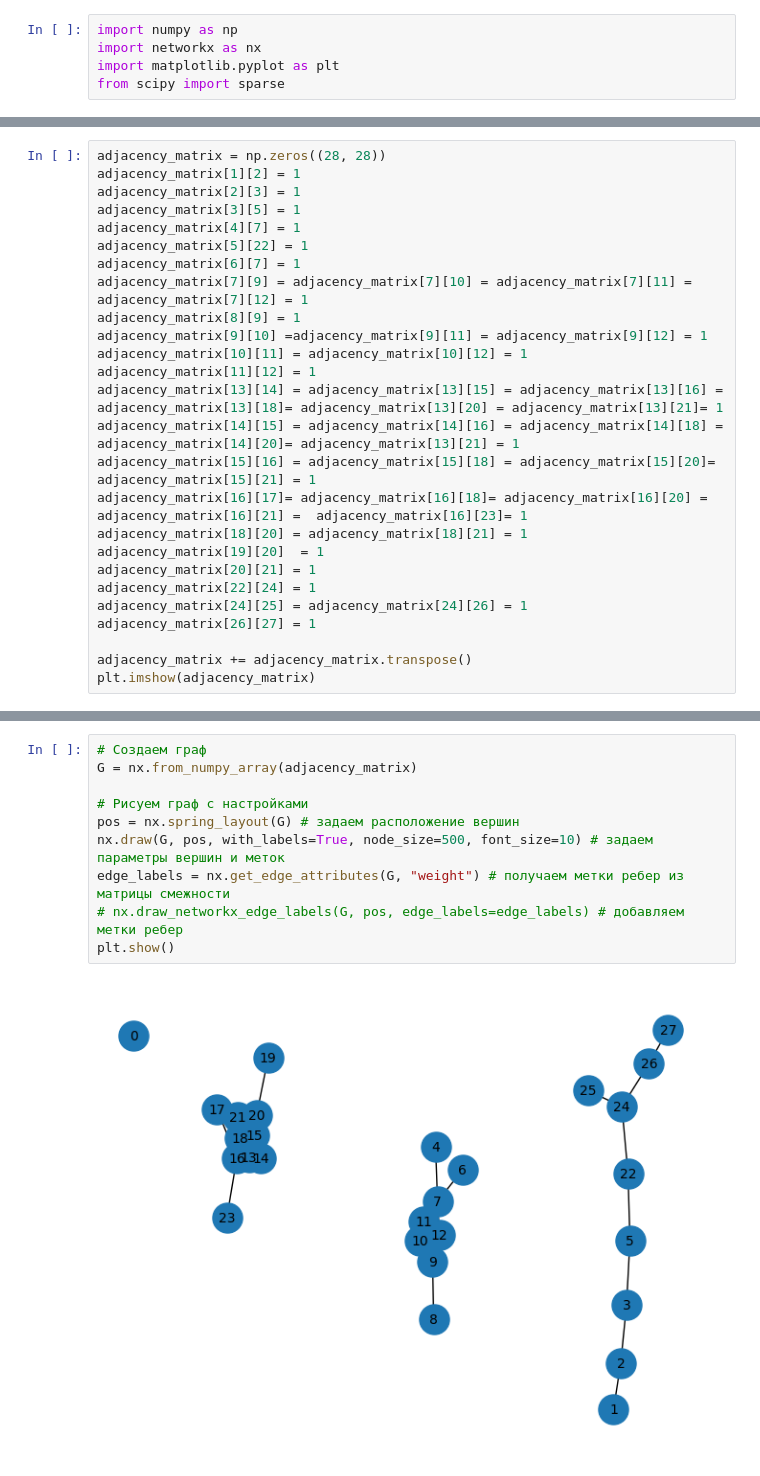
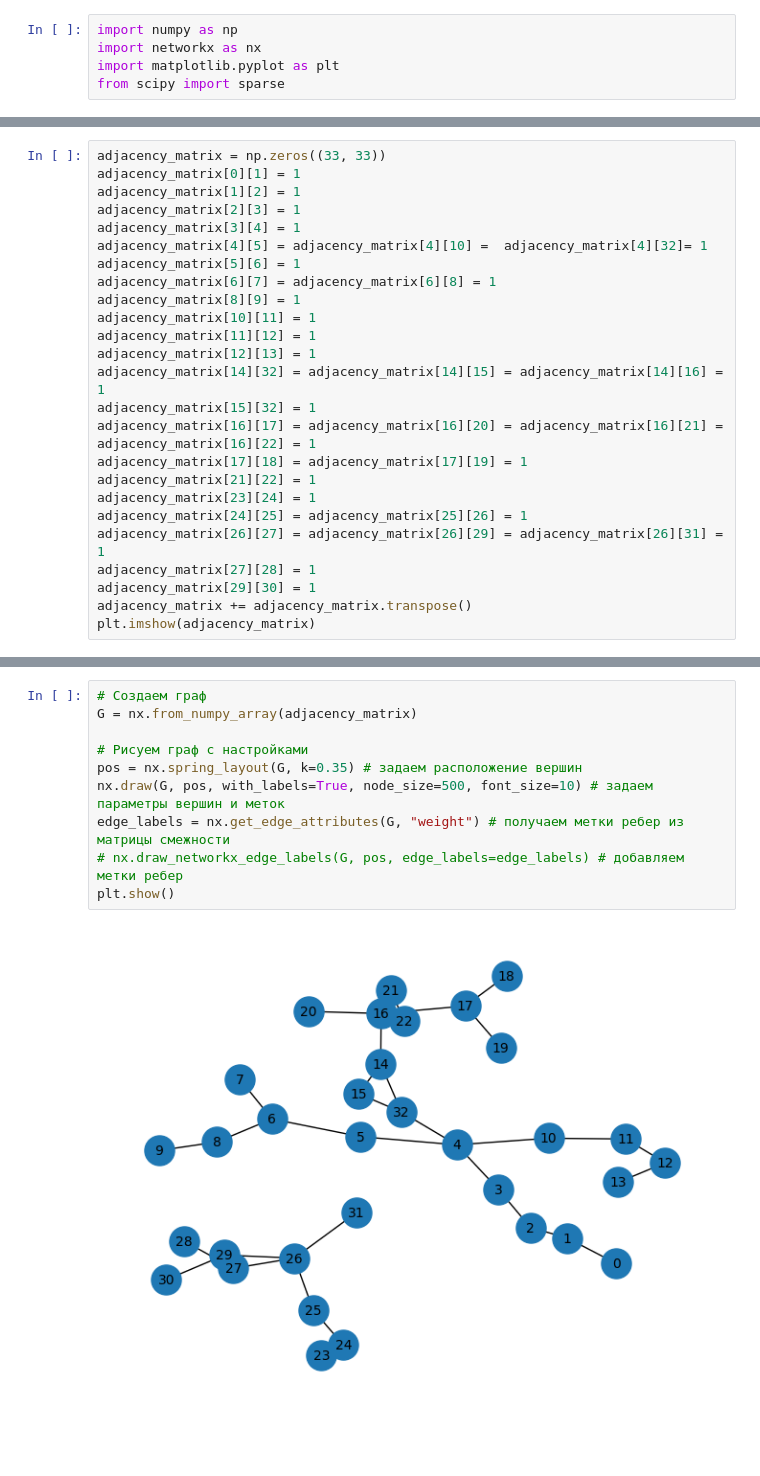
Before and after one commit to Micro-ice-ice/MMI, a Jupyter notebook: task5.ipynb, the cells around one changed output, grey strips where cells are left out. Cells and saved outputs as stored; diff of their text form; blank space fills up the shorter version.

```diff
--- a/task5.ipynb
+++ b/task5.ipynb
@@ -8,27 +8,26 @@ from scipy import sparse
 # %%
-adjacency_matrix = np.zeros((28, 28))
+adjacency_matrix = np.zeros((33, 33))
+adjacency_matrix[0][1] = 1
 adjacency_matrix[1][2] = 1
 adjacency_matrix[2][3] = 1
-adjacency_matrix[3][5] = 1
-adjacency_matrix[4][7] = 1
-adjacency_matrix[5][22] = 1
-adjacency_matrix[6][7] = 1
-adjacency_matrix[7][9] = adjacency_matrix[7][10] = adjacency_matrix[7][11] = adjacency_matrix[7][12] = 1
+adjacency_matrix[3][4] = 1
+adjacency_matrix[4][5] = adjacency_matrix[4][10] =  adjacency_matrix[4][32]= 1
+adjacency_matrix[5][6] = 1
+adjacency_matrix[6][7] = adjacency_matrix[6][8] = 1
 adjacency_matrix[8][9] = 1
-adjacency_matrix[9][10] =adjacency_matrix[9][11] = adjacency_matrix[9][12] = 1
-adjacency_matrix[10][11] = adjacency_matrix[10][12] = 1
+adjacency_matrix[10][11] = 1
 adjacency_matrix[11][12] = 1
-adjacency_matrix[13][14] = adjacency_matrix[13][15] = adjacency_matrix[13][16] = adjacency_matrix[13][18]= adjacency_matrix[13][20] = adjacency_matrix[13][21]= 1
-adjacency_matrix[14][15] = adjacency_matrix[14][16] = adjacency_matrix[14][18] = adjacency_matrix[14][20]= adjacency_matrix[13][21] = 1
-adjacency_matrix[15][16] = adjacency_matrix[15][18] = adjacency_matrix[15][20]= adjacency_matrix[15][21] = 1
-adjacency_matrix[16][17]= adjacency_matrix[16][18]= adjacency_matrix[16][20] = adjacency_matrix[16][21] =  adjacency_matrix[16][23]= 1
-adjacency_matrix[18][20] = adjacency_matrix[18][21] = 1
-adjacency_matrix[19][20]  = 1
-adjacency_matrix[20][21] = 1
-adjacency_matrix[22][24] = 1
-adjacency_matrix[24][25] = adjacency_matrix[24][26] = 1
-adjacency_matrix[26][27] = 1
-
+adjacency_matrix[12][13] = 1
+adjacency_matrix[14][32] = adjacency_matrix[14][15] = adjacency_matrix[14][16] = 1
+adjacency_matrix[15][32] = 1
+adjacency_matrix[16][17] = adjacency_matrix[16][20] = adjacency_matrix[16][21] = adjacency_matrix[16][22] = 1
+adjacency_matrix[17][18] = adjacency_matrix[17][19] = 1
+adjacency_matrix[21][22] = 1
+adjacency_matrix[23][24] = 1
+adjacency_matrix[24][25] = adjacency_matrix[25][26] = 1
+adjacency_matrix[26][27] = adjacency_matrix[26][29] = adjacency_matrix[26][31] = 1
+adjacency_matrix[27][28] = 1
+adjacency_matrix[29][30] = 1
 adjacency_matrix += adjacency_matrix.transpose()
 plt.imshow(adjacency_matrix)
 # %% [output]
@@ -37,15 +36,15 @@ plt.imshow(adjacency_matrix)
 # %%
 # Создаем граф
 G = nx.from_numpy_array(adjacency_matrix)
 
 # Рисуем граф с настройками
-pos = nx.spring_layout(G) # задаем расположение вершин
+pos = nx.spring_layout(G, k=0.35) # задаем расположение вершин
 nx.draw(G, pos, with_labels=True, node_size=500, font_size=10) # задаем параметры вершин и меток
 edge_labels = nx.get_edge_attributes(G, "weight") # получаем метки ребер из матрицы смежности
 # nx.draw_networkx_edge_labels(G, pos, edge_labels=edge_labels) # добавляем метки ребер
 plt.show()
 # %% [output]
-[figure, old version]
+[figure, new version]
 # %%
 incidence_matrix = sparse.csr_matrix.toarray(nx.incidence_matrix(G))
 print((incidence_matrix))
```
Also changed, not shown: parts of 4 cells of this notebook, 1 other file.
